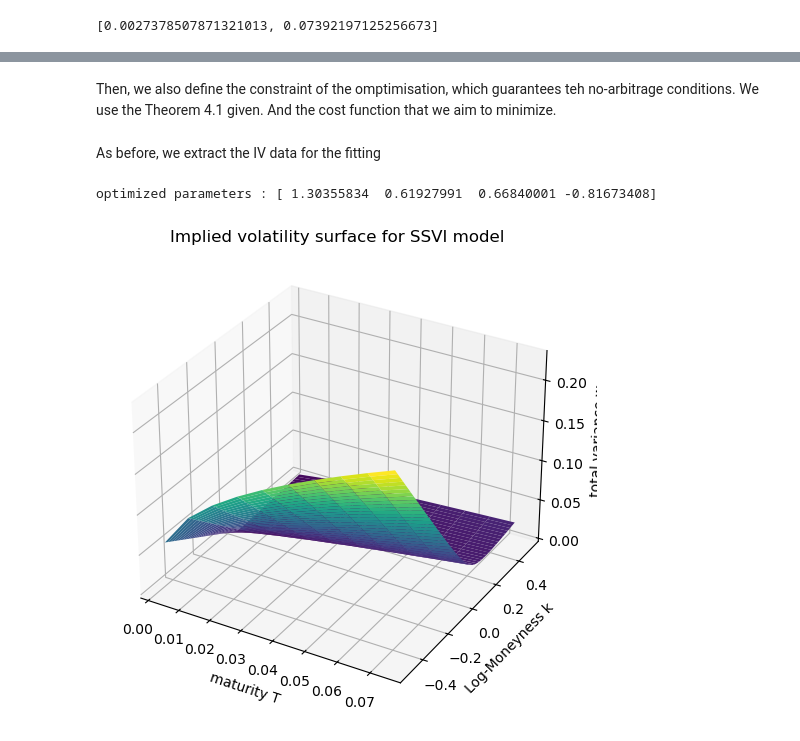
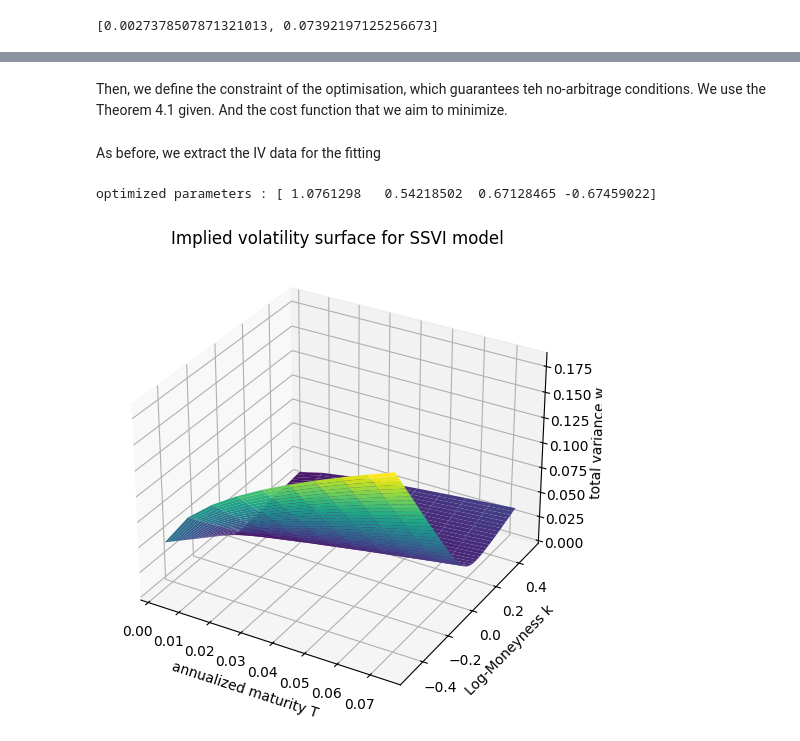
Before and after one commit to dianemans/Proj1_NPFD, a Jupyter notebook: S. De Marco/Project_No_arbitrage_implied_volatility.ipynb, the cells around one changed output, grey strips where cells are left out. Drawn from its saved outputs; the diff is of its cells as text; code cells hidden in the pictures.

```diff
--- a/S. De Marco/Project_No_arbitrage_implied_volatility.ipynb
+++ b/S. De Marco/Project_No_arbitrage_implied_volatility.ipynb
@@ -909,33 +925,56 @@ def w_ssvi(T, k, a, b, c, rho):
     phi = phi_theta(theta, c)
     return (theta / 2) * (1 + phi * rho * k + np.sqrt((phi * k + rho)**2 + 1 - rho**2))
 # %% [markdown]
-Then, we also define the constraint of the omptimisation, which guarantees teh no-arbitrage conditions. We use the Theorem 4.1 given. And the cost function that we aim to minimize.
+Then, we define the constraint of the optimisation, which guarantees teh no-arbitrage conditions. We use the Theorem 4.1 given. And the cost function that we aim to minimize.
 # %%
 def check_no_arbitrage(a, b, c, rho):
+    if not (-0.999 < rho < 0.999):
+        return False
+
     theta_vals = np.linspace(0.01, 2, 100)
-    theta_grad = np.gradient(theta_vals, theta_vals)
     lhs = np.gradient(theta_vals * phi_theta(theta_vals, c), theta_vals)
     rhs = (1 / rho**2) * (1 + np.sqrt(1 - rho**2)) * phi_theta(theta_vals, c)
-    return np.all(theta_grad>=0) and np.all(lhs >= 0) and np.all(lhs <= rhs)
+
+    return np.all(lhs >= 0) and np.all(lhs <= rhs)
+
 
 def cost_function(params):
     a, b, c, rho = params
+
+    # fast security filter (to avoid NaNs or infinite values in the optimization process)
+    if not (np.isfinite(a) and np.isfinite(b) and np.isfinite(c) and np.isfinite(rho)):
+        return np.inf
+
+    # domain constraints
+    if not (0 < c < 1) or not (a > 0 and b > 0) or not (-0.999 < rho < 0.999):
+        return np.inf
+
     if not check_no_arbitrage(a, b, c, rho):
         return np.inf
 
-    w_T1_pred = w_ssvi(T1_value, k_T1, a, b, c, rho)
-    w_T2_pred = w_ssvi(T2_value, k_T2, a, b, c, rho)
+    try:
+        w_T1_pred = w_ssvi(annualized_maturities[0], K_T1, a, b, c, rho)
+        w_T2_pred = w_ssvi(annualized_maturities[1], K_T2, a, b, c, rho)
 
-    error_T1 = np.sum((w_T1_pred - sigma_T1**2) ** 2)
-    error_T2 = np.sum((w_T2_pred - sigma_T2**2) ** 2)
+        if np.any(np.isnan(w_T1_pred)) or np.any(np.isnan(w_T2_pred)):
+            return np.inf
 
-    return error_T1 + error_T2
+        error_T1 = np.sum((w_T1_pred - sigma_T1**2) ** 2)
+        error_T2 = np.sum((w_T2_pred - sigma_T2**2) ** 2)
+        total_error = error_T1 + error_T2
+
+        return total_error if np.isfinite(total_error) else np.inf
+
+    except Exception as e:
+        print(f"Exception in cost_function: {e}")
+        return np.inf
 # %%
 #Initial guesses for the parameters
 a0, b0, c0, rho0 = 2, 1, 0.5, -0.5
 
 # Bound for the parameters
-bounds = [(0, None), (0, 1), (0, 1), (-1, 1)] # a & b must be positive , c in (0:1), rho in [-1, 1]
+bounds = [(1e-6, None), (1e-6, None), (1e-6, 1), (-0.999, 0.999)] # a & b must be positive , c in (0:1), rho in [-1, 1]
+# and we avoid strict values
 # %% [markdown]
 As before, we extract the IV data for the fitting
 # %%
@@ -944,20 +983,20 @@ opt_params = opt_result.x
 # %%
 print("optimized parameters :", opt_params)
 
 fig = plt.figure(figsize=(8,6))
 ax = fig.add_subplot(111, projection='3d')
 
 k_values = np.linspace(-0.5, 0.5, 50)
-T_values = np.linspace(T1_value, T2_value, 10)
+T_values = np.linspace(annualized_maturities[0], annualized_maturities[1], 10)
 K, T = np.meshgrid(k_values, T_values)
 W = w_ssvi(T, K, *opt_params)
 
 ax.plot_surface(T, K, W, cmap='viridis')
-ax.set_xlabel('maturity T')
+ax.set_xlabel('annualized maturity T')
 ax.set_ylabel('Log-Moneyness k')
 ax.set_zlabel('total variance w')
 ax.set_title('Implied volatility surface for SSVI model')
 plt.show()
 # %% [output]
-optimized parameters : [ 1.30355834  0.61927991  0.66840001 -0.81673408]
+optimized parameters : [ 1.0761298   0.54218502  0.67128465 -0.67459022]
-[figure, old version]
+[figure, new version]
```
Also changed, not shown: parts of 8 cells of this notebook.
